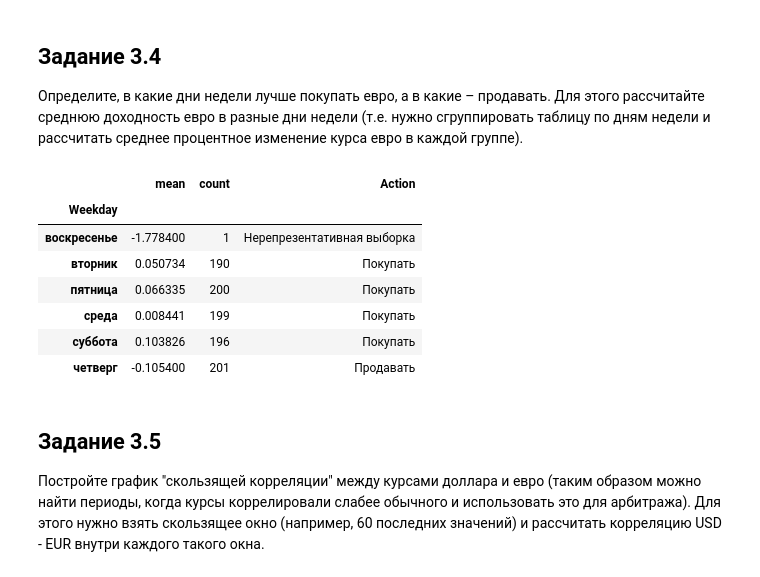
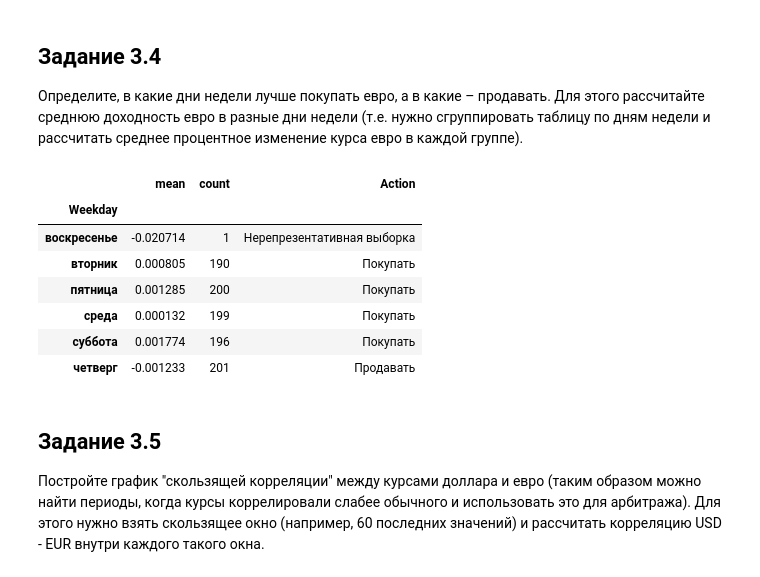
Before and after one commit to mmrysev/Python-MTS-study, a Jupyter notebook: Homework 6.ipynb, the cells around one changed output. Drawn from its saved outputs; the diff is of its cells as text; code cells hidden in the pictures.

```diff
--- a/Homework 6.ipynb
+++ b/Homework 6.ipynb
@@ -270,26 +270,26 @@ df2[ ['EUR','USD','Brent'] ].corr(method='spearman')
 # %%
 def get_action(m,c):
     if c<10:
         return "Нерепрезентативная выборка"
     if m<0:
         return "Продавать"
     return "Покупать";
 
 #динамика курса на следующий заполненный день
-df["EUR_dynamics"]=(df.EUR.shift(-1)-df.EUR)
+df["EUR_dynamics"]=(df.EUR.shift(-1)-df.EUR)/df.EUR
 
 act_table = df.groupby('Weekday').EUR_dynamics.agg(['mean','count'])
 act_table["Action"]=act_table.apply(lambda x: get_action(x['mean'],x['count']), axis=1)
 act_table
 # %% [output]
 |  | mean | count | Action |
 | Weekday |  |  |  |
-| воскресенье | -1.778400 | 1 | Нерепрезентативная выборка |
-| вторник | 0.050734 | 190 | Покупать |
-| пятница | 0.066335 | 200 | Покупать |
-| среда | 0.008441 | 199 | Покупать |
-| суббота | 0.103826 | 196 | Покупать |
-| четверг | -0.105400 | 201 | Продавать |
+| воскресенье | -0.020714 | 1 | Нерепрезентативная выборка |
+| вторник | 0.000805 | 190 | Покупать |
+| пятница | 0.001285 | 200 | Покупать |
+| среда | 0.000132 | 199 | Покупать |
+| суббота | 0.001774 | 196 | Покупать |
+| четверг | -0.001233 | 201 | Продавать |
 # %% [markdown]
 ## Задание 3.5
 
```
